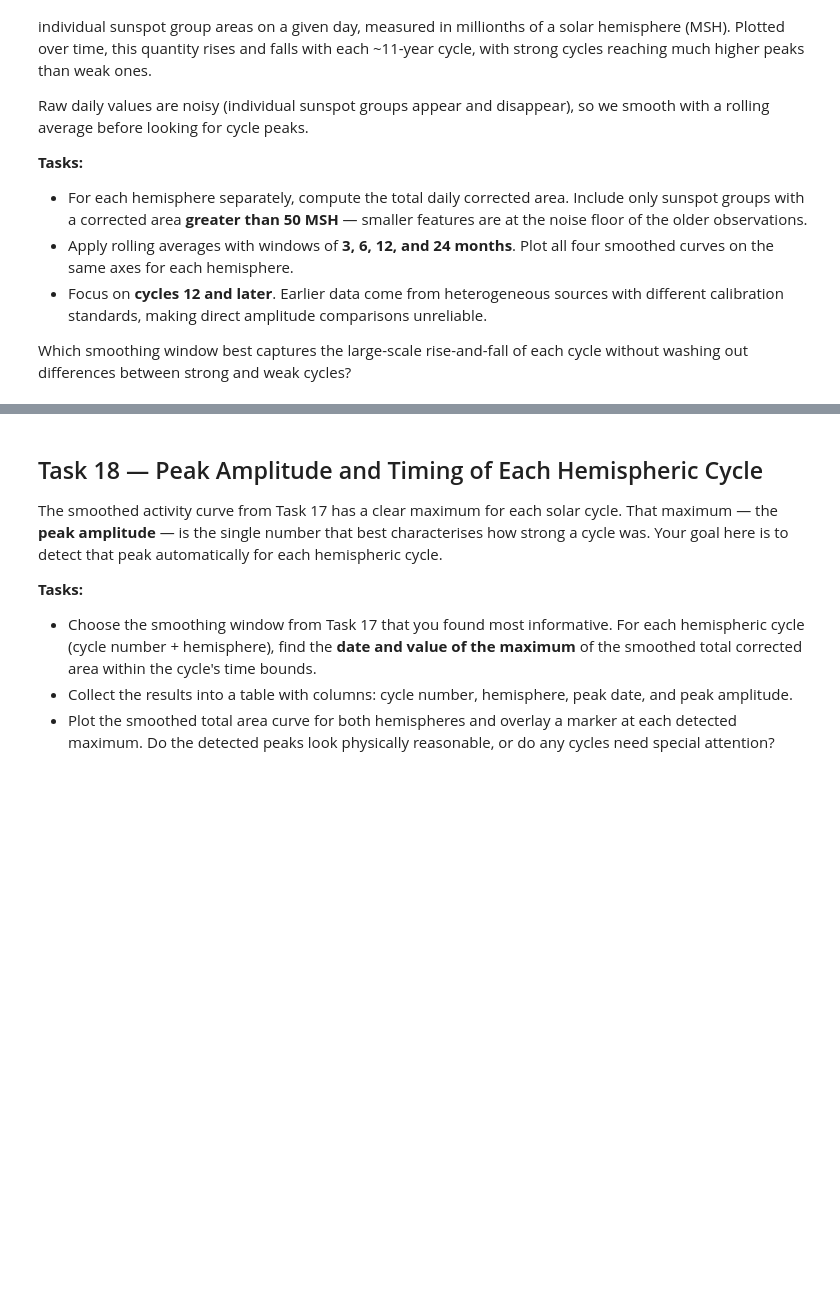
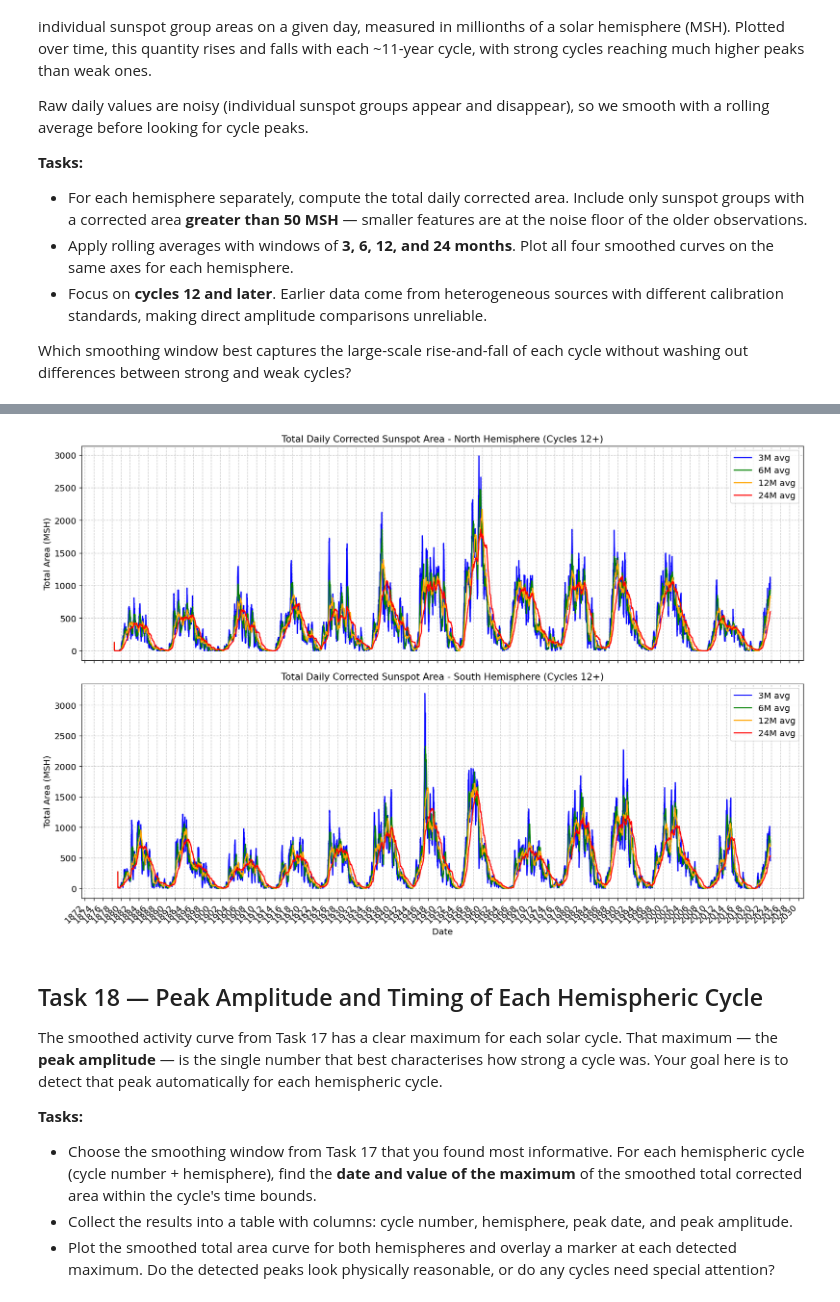
Before and after one commit to SwRI-IDEA-Lab/butterflai, a Jupyter notebook: weeks/week_05/05_2D_Wings.ipynb, the cells around one changed output, grey strips where cells are left out. Cells and saved outputs as stored; diff of their text form; code cells hidden in the pictures; blank space fills up the shorter version.

Commit message:
Work through task 17

```diff
--- a/weeks/week_05/05_2D_Wings.ipynb
+++ b/weeks/week_05/05_2D_Wings.ipynb
@@ -14,10 +14,10 @@ This notebook completes the picture in two stages. **Sections 1–5** recap and
 import os, subprocess, sys
 
 # Keep this path if working in Colab
-# repo_path = "/content/butterflai"
+repo_path = "/content/butterflai"
 
 # Use this path if working locally
-repo_path = "../../"
+# repo_path = "../../"
 
 if not os.path.isdir(repo_path):
     subprocess.run(["git", "clone", "https://github.com/SwRI-IDEA-Lab/butterflai.git", repo_path], check=True)
@@ -381,0 +435,71 @@ Which smoothing window best captures the large-scale rise-and-fall of each cycle
+# %%
+# Put your code for Task 17 here
+
+import matplotlib.dates as mdates
+
+# 1. Filter the original dataframe for relevant cycles and corrected area > 50 MSH
+filtered_df = df.dropna(subset=["CYCLE"]).copy()
+filtered_df = filtered_df[filtered_df["CYCLE"] >= 12]
+filtered_df = filtered_df[filtered_df["correctedArea"] > 50]
+
+# 2. Set 'date' as index and compute total daily corrected area per hemisphere
+# Ensure 'date' is a proper datetime index for resampling
+filtered_df['date'] = pd.to_datetime(filtered_df['date'])
+filtered_df = filtered_df.set_index('date')
+
+# Dictionary to store daily total area and smoothed data for each hemisphere
+hemisphere_data = {}
+
+# Define rolling window sizes in days (approximate for months)
+window_sizes = {
+    '3M': '90D',
+    '6M': '180D',
+    '12M': '365D',
+    '24M': '730D'
+}
+
+print("Collecting and smoothing data for each hemisphere...")
+
+for hemi in ["north", "south"]:
+    hemi_df = filtered_df[filtered_df["hemisphere"] == hemi]
+
+    # Compute total daily corrected area for the current hemisphere
+    daily_total_area = hemi_df["correctedArea"].resample('D').sum()
+
+    # Fill any missing days with 0 (since no sunspots means 0 area)
+    daily_total_area = daily_total_area.fillna(0)
+
+    # Apply rolling averages
+    smoothed_data = {
+        'daily_total': daily_total_area
+    }
+    for label, window_str in window_sizes.items():
+        smoothed_data[label] = daily_total_area.rolling(window=window_str, min_periods=1).mean()
+
+    hemisphere_data[hemi] = smoothed_data
+
+# Plotting
+fig, axes = plt.subplots(2, 1, figsize=(15, 10), sharex=True)
+
+colors = {'3M': 'blue', '6M': 'green', '12M': 'orange', '24M': 'red'}
+
+for i, hemi in enumerate(["north", "south"]):
+    ax = axes[i]
+    data = hemisphere_data[hemi]
+    for label, color in colors.items():
+        ax.plot(data[label], color=color, label=f'{label} avg')
+
+    ax.set_title(f'Total Daily Corrected Sunspot Area - {hemi.capitalize()} Hemisphere (Cycles 12+)')
+    ax.set_ylabel('Total Area (MSH)')
+    ax.legend()
+    ax.grid(True, linestyle='--', alpha=0.7)
+
+# Format x-axis dates
+axes[1].set_xlabel('Date')
+axes[1].xaxis.set_major_formatter(mdates.DateFormatter("%Y"))
+axes[1].xaxis.set_major_locator(mdates.YearLocator(2)) # Show every 2 years
+plt.setp(axes[1].get_xticklabels(), rotation=45, ha="right")
+
+plt.tight_layout()
+plt.show()
+# %% [output]
@@ -382,3 +507,4 @@ Which smoothing window best captures the large-scale rise-and-fall of each cycle
+[figure, added]
 # %% [markdown]
 ## Task 18 — Peak Amplitude and Timing of Each Hemispheric Cycle
 
```
Also changed, not shown: parts of 9 cells of this notebook.
